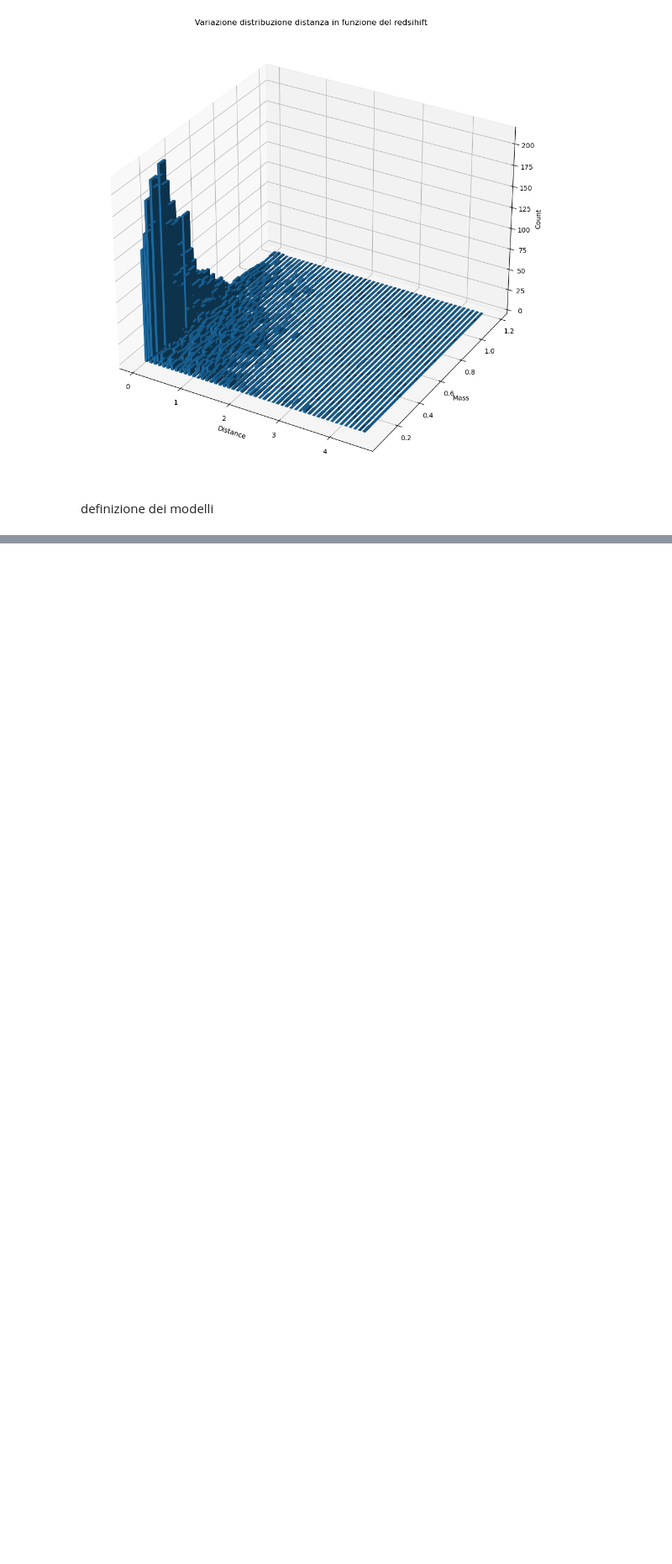
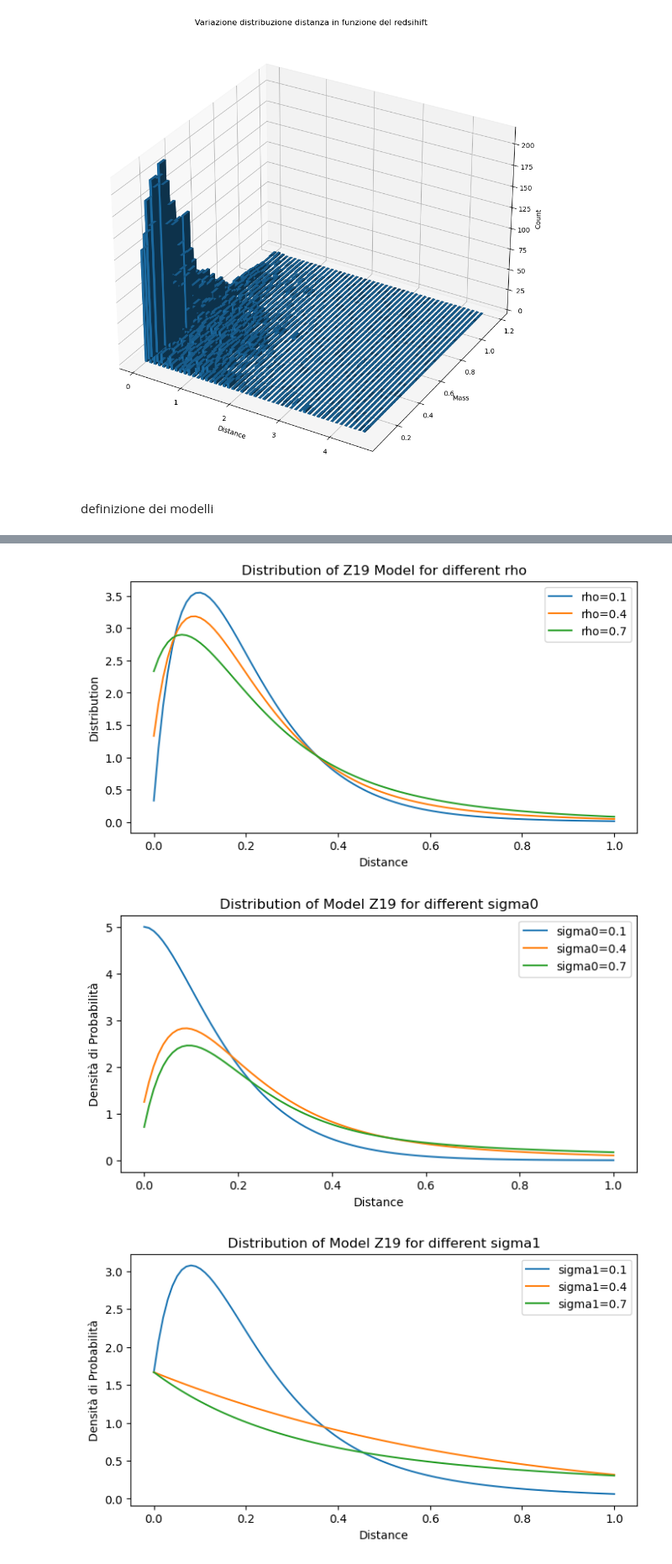
Before and after one commit to LoivX/RMDA, a Jupyter notebook: Esame.ipynb, the cells around one changed output, grey strips where cells are left out. Shown at 84% size. Cells and saved outputs as stored; diff of their text form; code cells hidden in the pictures; blank space fills up the shorter version.

```diff
--- a/Esame.ipynb
+++ b/Esame.ipynb
@@ -203,0 +219,29 @@ plt.show()
+# %%
+plt.figure(figsize=(8, 4))
+for r in rho:
+    plt.plot(x, Z19(x, r, 0.3, 0.1), label=f'rho={r}')
+plt.title('Distribution of Z19 Model for different rho')
+plt.xlabel('Distance')
+plt.ylabel('Distribution')
+plt.legend()
+
+plt.figure(figsize=(8, 4))
+for s0 in sigma0:
+    plt.plot(x, Z19(x, 0.5, s0, 0.1), label=f'sigma0={s0}')
+plt.title('Distribution of Model Z19 for different sigma0')
+plt.xlabel('Distance')
+plt.ylabel('Densità di Probabilità')
+plt.legend()
+
+plt.figure(figsize=(8, 4))
+for s1 in sigma1:
+    plt.plot(x, Z19(x, 0.5, 0.3, s1), label=f'sigma1={s1}')
+plt.title('Distribution of Model Z19 for different sigma1')
+plt.xlabel('Distance')
+plt.ylabel('Densità di Probabilità')
+plt.legend()
+plt.show()
+# %% [output]
+[figure, added]
+[figure, added]
+[figure, added]
```
Also changed, not shown: parts of 6 cells of this notebook.
